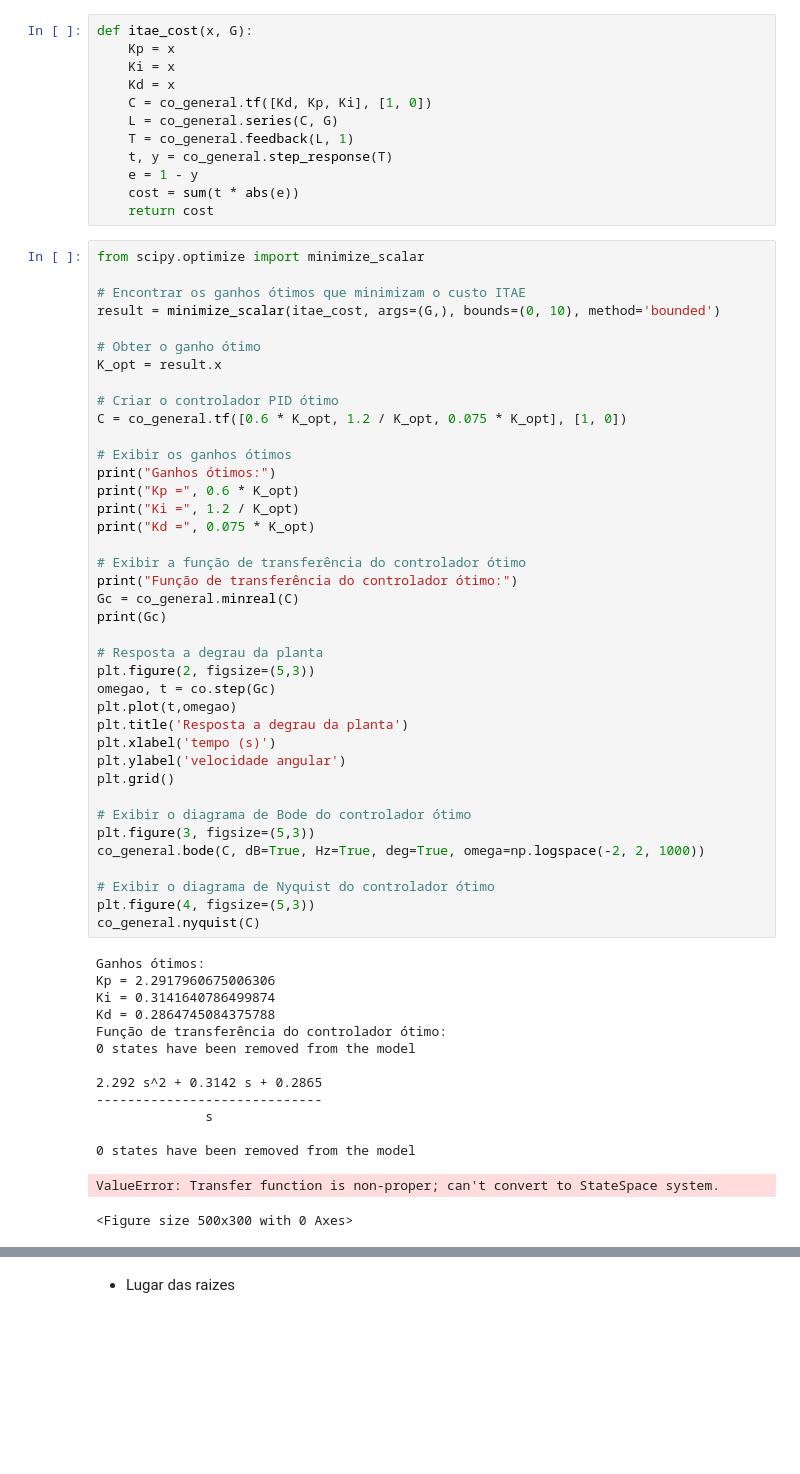
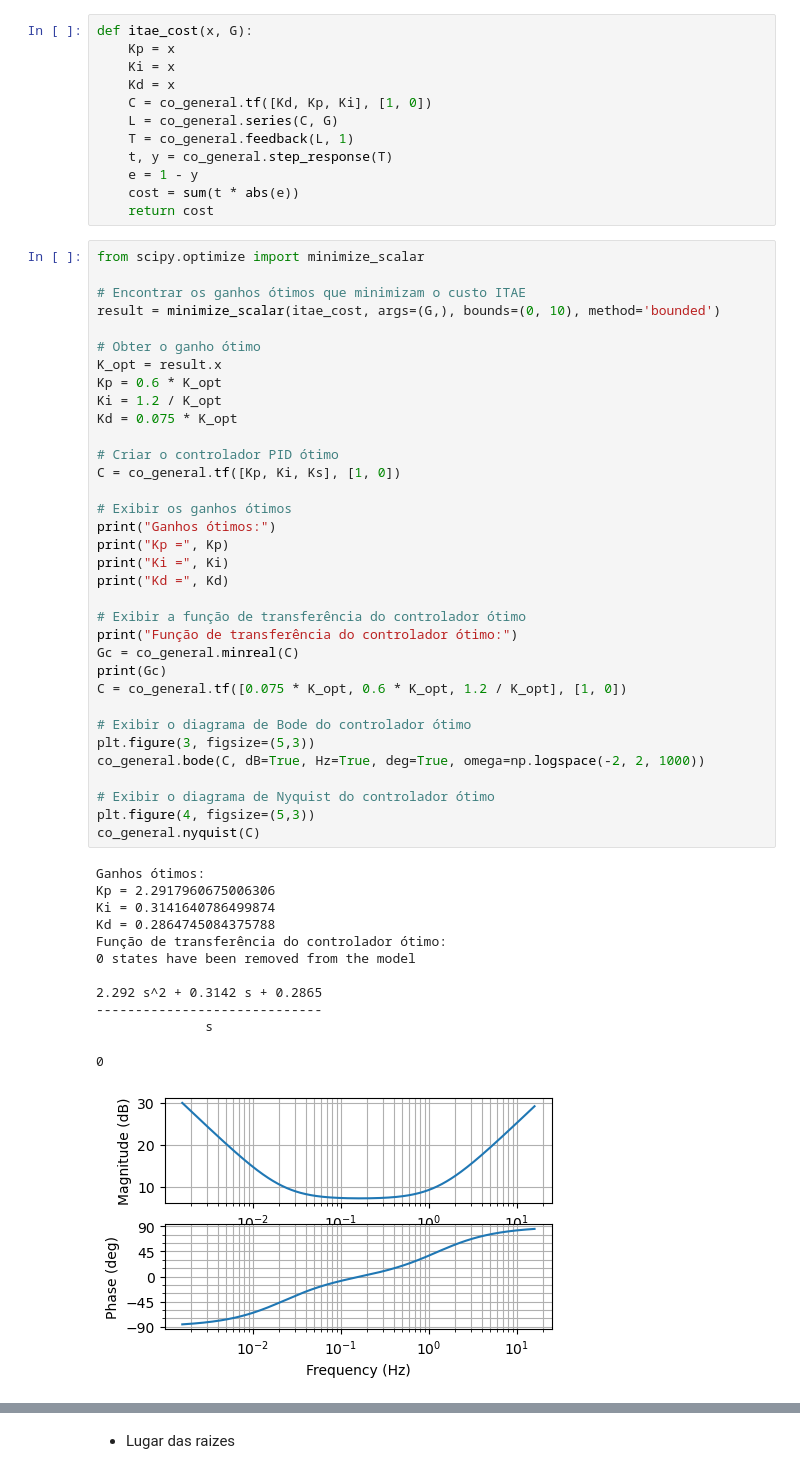
Before and after one commit to dpiassi/PME3481_2023_GuindasteHidraulicoFlorestal, a Jupyter notebook: GuindasteHidraulicoFlorestalControleClassico.ipynb, the cells around one changed output, grey strips where cells are left out. Saved outputs shown, nothing was run; the diff lists cells and outputs as text; blank space fills up the shorter version.

```diff
--- a/GuindasteHidraulicoFlorestalControleClassico.ipynb
+++ b/GuindasteHidraulicoFlorestalControleClassico.ipynb
@@ -166,49 +166,42 @@ result = minimize_scalar(itae_cost, args=(G,), bounds=(0, 10), method='bounded')
 
 # Obter o ganho ótimo
 K_opt = result.x
+Kp = 0.6 * K_opt
+Ki = 1.2 / K_opt
+Kd = 0.075 * K_opt
 
 # Criar o controlador PID ótimo
-C = co_general.tf([0.6 * K_opt, 1.2 / K_opt, 0.075 * K_opt], [1, 0])
+C = co_general.tf([Kp, Ki, Ks], [1, 0])
 
 # Exibir os ganhos ótimos
 print("Ganhos ótimos:")
-print("Kp =", 0.6 * K_opt)
-print("Ki =", 1.2 / K_opt)
-print("Kd =", 0.075 * K_opt)
+print("Kp =", Kp)
+print("Ki =", Ki)
+print("Kd =", Kd)
 
 # Exibir a função de transferência do controlador ótimo
 print("Função de transferência do controlador ótimo:")
 Gc = co_general.minreal(C)
 print(Gc)
-
-# Resposta a degrau da planta
-plt.figure(2, figsize=(5,3))
-omegao, t = co.step(Gc)
-plt.plot(t,omegao)
-plt.title('Resposta a degrau da planta')
-plt.xlabel('tempo (s)')
-plt.ylabel('velocidade angular')
-plt.grid()
+C = co_general.tf([0.075 * K_opt, 0.6 * K_opt, 1.2 / K_opt], [1, 0])
 
 # Exibir o diagrama de Bode do controlador ótimo
 plt.figure(3, figsize=(5,3))
 co_general.bode(C, dB=True, Hz=True, deg=True, omega=np.logspace(-2, 2, 1000))
 
 # Exibir o diagrama de Nyquist do controlador ótimo
 plt.figure(4, figsize=(5,3))
 co_general.nyquist(C)
 # %% [output]
 Ganhos ótimos:
 Kp = 2.2917960675006306
 Ki = 0.3141640786499874
 Kd = 0.2864745084375788
 Função de transferência do controlador ótimo:
 0 states have been removed from the model
 
 2.292 s^2 + 0.3142 s + 0.2865
 -----------------------------
               s
-
-0 states have been removed from the model
-ValueError: Transfer function is non-proper; can't convert to StateSpace system.
+0
-<Figure size 500x300 with 0 Axes>
+[figure, added]
```
Also changed, not shown: parts of 4 cells of this notebook.
